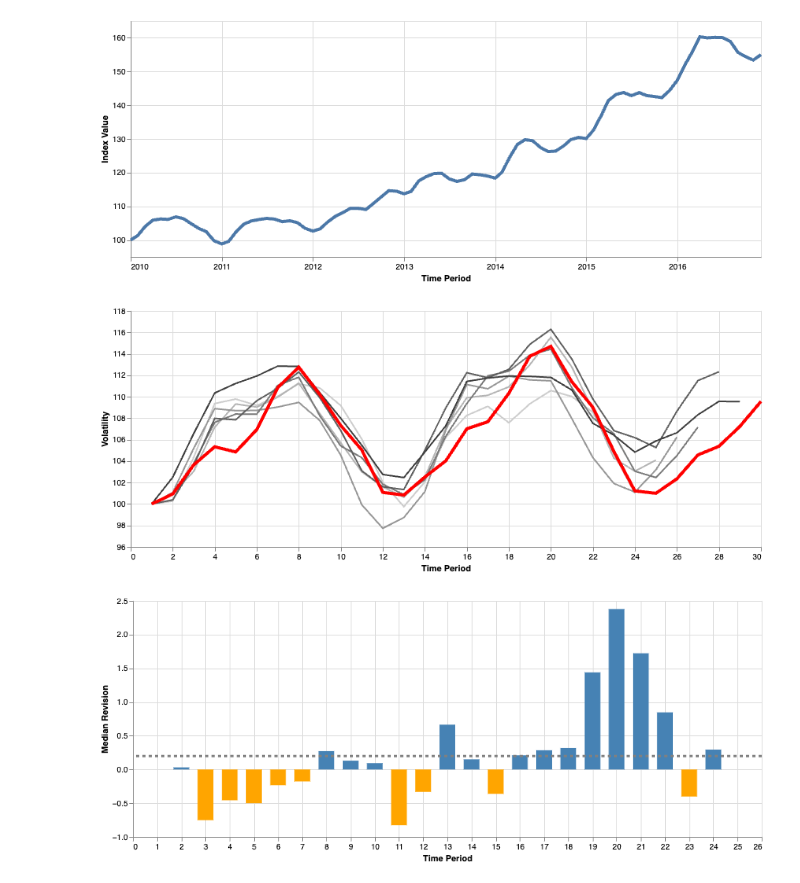
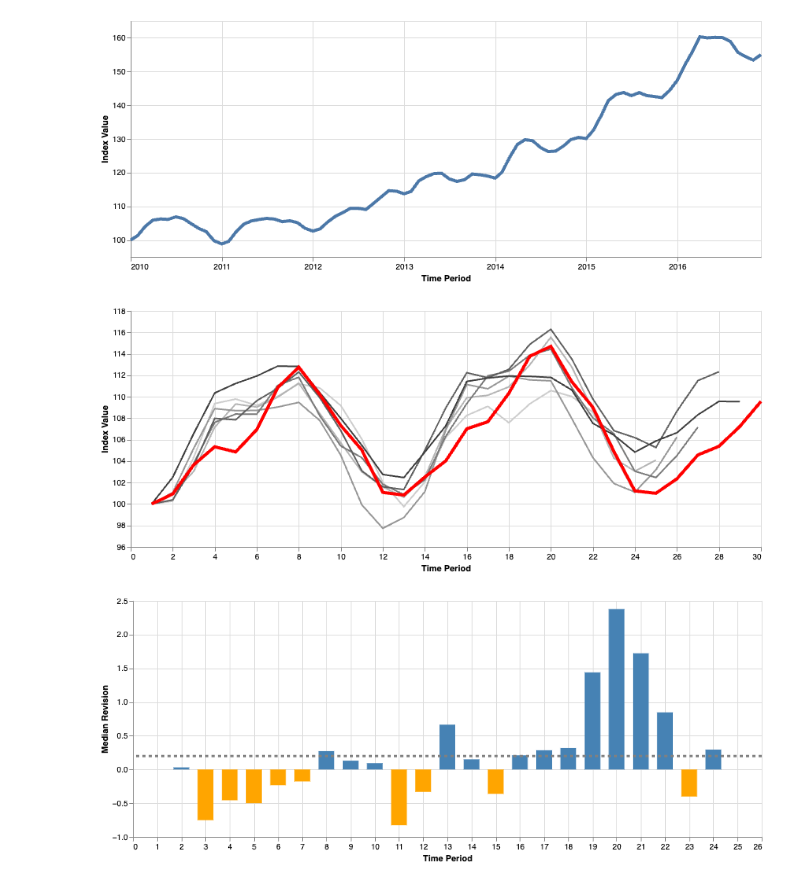
Before and after one commit to reidjohnson/hpipy, a Jupyter notebook: notebooks/introduction.ipynb, the cells around one changed output. Cells and saved outputs as stored; diff of their text form; code cells hidden in the pictures.

```diff
--- a/notebooks/introduction.ipynb
+++ b/notebooks/introduction.ipynb
@@ -526,7 +526,7 @@ plot_index(nn_index)
 # %%
 nn_series = nn_index.create_series(train_period=24, max_period=30)
 # %%
-plot_series_volatility(nn_series, smooth=False)
+plot_series(nn_series, smooth=False)
 # %% [output]
-[figure, old version]
+[figure, new version]
 # %%
```
Also changed, not shown: parts of 8 cells of this notebook, 12 other files.
